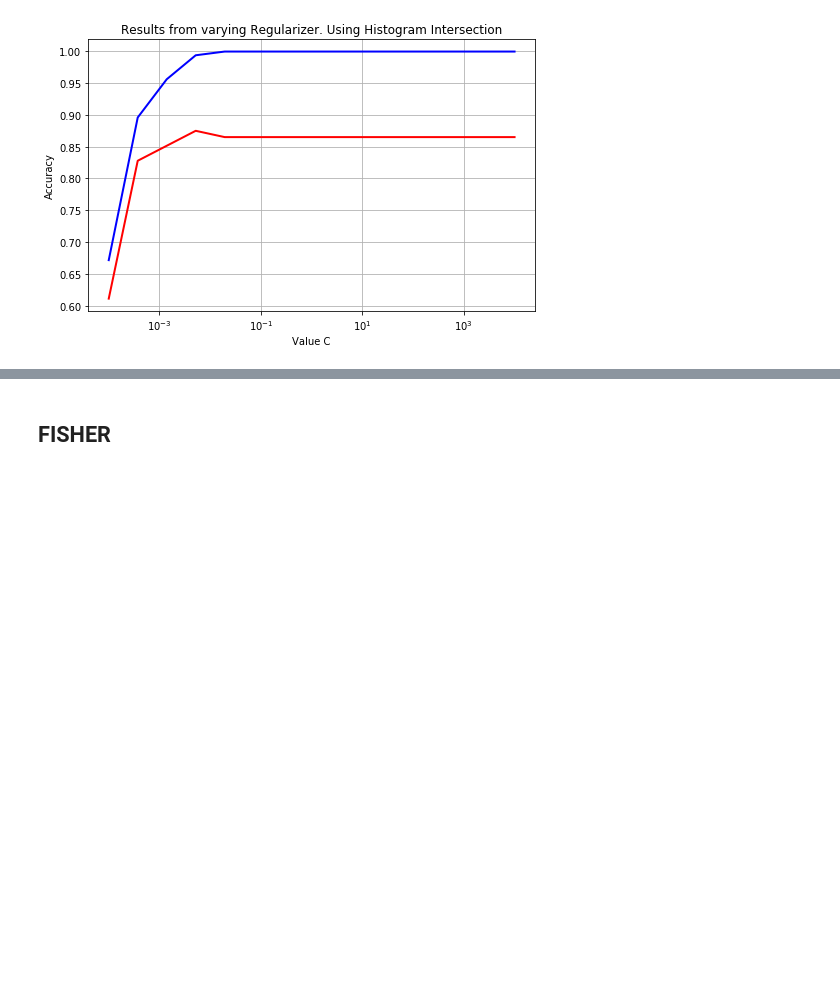
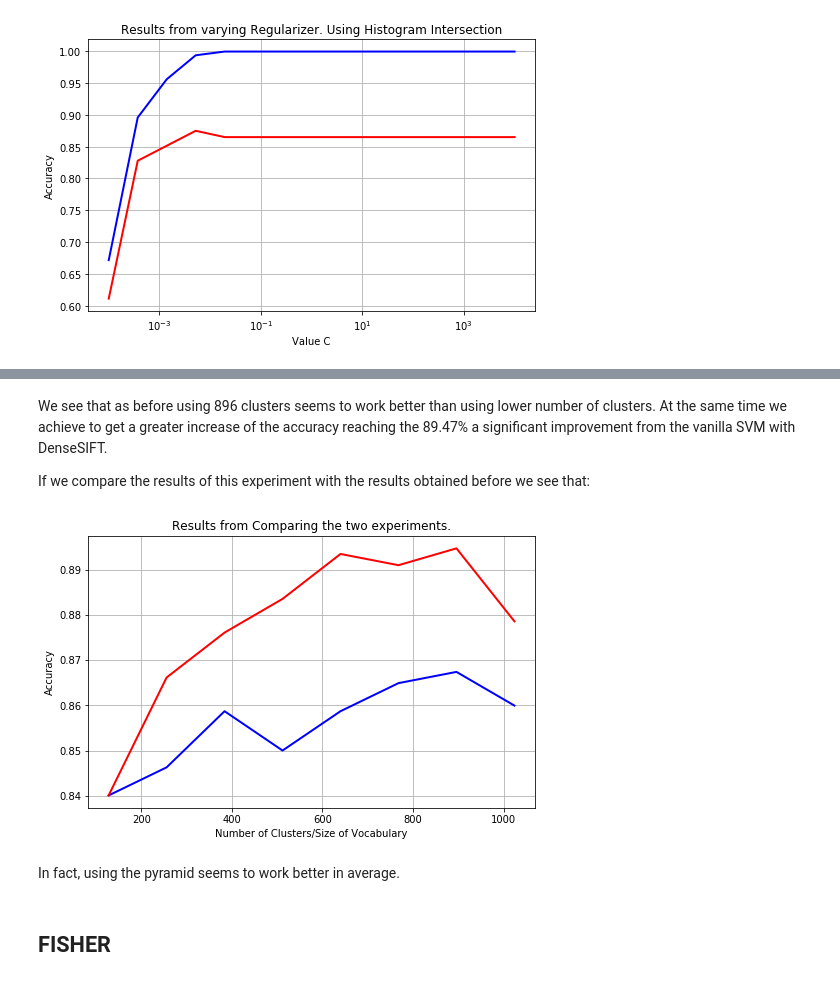
Before and after one commit to DJNahata/M3_project, a Jupyter notebook: Week2/SVM.ipynb, the cells around one changed output, grey strips where cells are left out. Saved outputs shown, nothing was run; the diff lists cells and outputs as text; code cells hidden in the pictures; blank space fills up the shorter version.

```diff
--- a/Week2/SVM.ipynb
+++ b/Week2/SVM.ipynb
@@ -493,3 +570,20 @@ conclusions
+# %% [markdown]
+We see that as before using 896 clusters seems to work better than using lower number of clusters. At the same time we achieve to get a greater increase of the accuracy reaching the 89.47% a significant improvement from the vanilla SVM with DenseSIFT.
+
+If we compare the results of this experiment with the results obtained before we see that:
+# %%
+plt.figure(figsize=(8, 5))
+plt.title('Results from Comparing the two experiments.')
+plt.plot(N_CLUSTERS,results_normal,'b',linewidth=2,label='Normal')
+plt.plot(N_CLUSTERS,results_pyramid,'r',linewidth=2,label='Pyramid')
+plt.ylabel('Accuracy')
+plt.xlabel('Number of Clusters/Size of Vocabulary')
+plt.grid(True)
+plt.show()
+# %% [output]
+[figure, added]
+# %% [markdown]
+In fact, using the pyramid seems to work better in average.
 # %% [markdown]
 FISHER
 --
```
Also changed, not shown: parts of 18 cells of this notebook, 1 other file.
